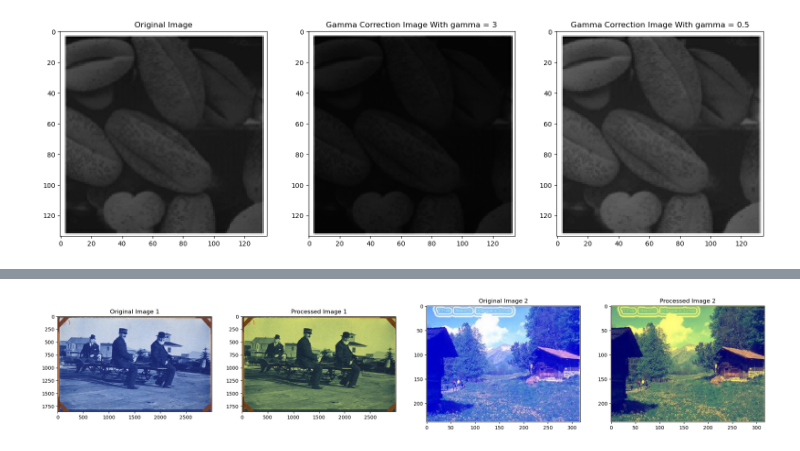
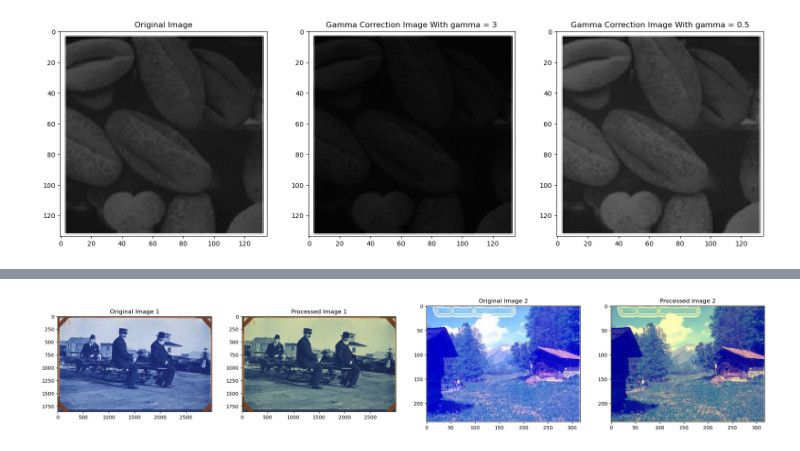
Before and after one commit to AhmedHamdiy/image-processing-labs, a Jupyter notebook: Lab-4/Lab4_STD.ipynb, the cells around one changed output, grey strips where cells are left out. Drawn from its saved outputs; the diff is of its cells as text; code cells hidden in the pictures.

```diff
--- a/Lab-4/Lab4_STD.ipynb
+++ b/Lab-4/Lab4_STD.ipynb
@@ -132,23 +165,23 @@ def getImageWithHist(name,ext,nbins=256):
 # %%
 '''
 5 Extra Task
     A blue light was used during image acquisition that
     makes the image looks more bluish as seen in files 1.jpg and 2.jpg.
     Eliminate the effect of this extra blue in the image.
 
 '''
 def remove_blue_light(img):
     processed_img = img.copy()
     W = img.shape[1]
     H = img.shape[0]
     for i in range(H):
         for j in range(W):
-            processed_img[i][j][2] = 0.5*img[i][j][2]
+            processed_img[i][j][2] = 0.73*img[i][j][2]
     return processed_img
 img1 = io.imread("1.jpg")
 img2 = io.imread("2.jpg")
 processed_img1 = remove_blue_light(img1)
 processed_img2 = remove_blue_light(img2)
 show_images([img1,processed_img1,img2,processed_img2], ['Original Image 1','Processed Image 1','Original Image 2','Processed Image 2'])
 # %% [output]
-[figure, old version]
+[figure, new version]
```
Also changed, not shown: parts of 2 cells of this notebook, 1 other file.
